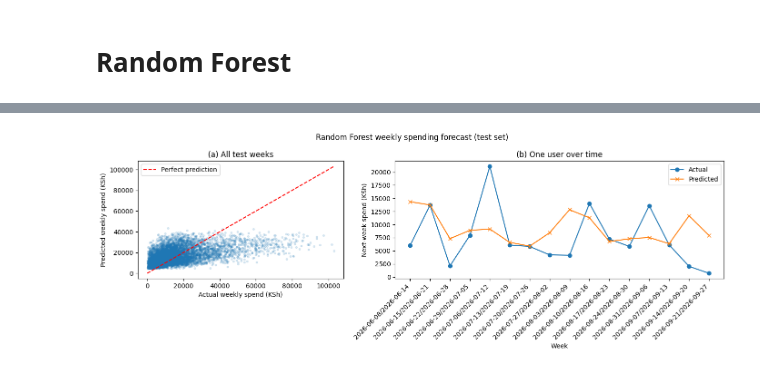
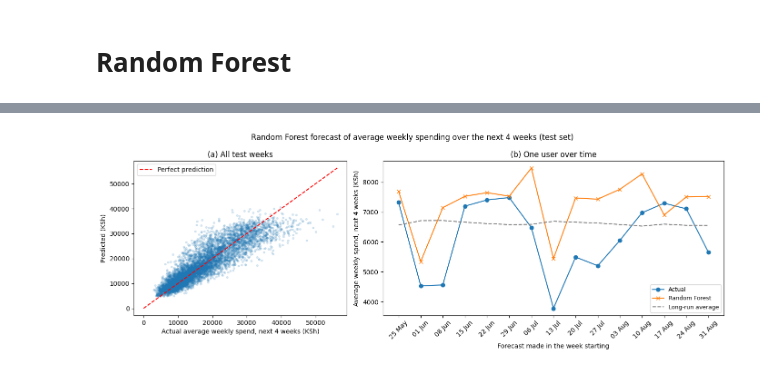
Before and after one commit to LincyMuema/SpendingAnalysis, a Jupyter notebook: notebooks/model_training.ipynb, the cells around one changed output, grey strips where cells are left out. Cells and saved outputs as stored; diff of their text form; code cells hidden in the pictures.

```diff
--- a/notebooks/model_training.ipynb
+++ b/notebooks/model_training.ipynb
@@ -391,9 +380,15 @@ Selected (highest validation R²): 300 trees, min leaf 30
 optimal_n_estimators = 300
 optimal_min_leaf     = 30
 
-random_forest_model = RandomForestRegressor(n_estimators=optimal_n_estimators, min_samples_leaf=optimal_min_leaf, random_state=42, n_jobs=-1)
+scaler_prediction = StandardScaler().fit(train_df[features_prediction])
+X_train_scaled = scaler_prediction.transform(train_df[features_prediction])
+X_test_scaled = scaler_prediction.transform(test_df[features_prediction])
+y_train, y_test = train_df[TARGET].values, test_df[TARGET].values
+
+random_forest_model = RandomForestRegressor(n_estimators=best_n, min_samples_leaf=best_leaf,
+                                            random_state=42, n_jobs=-1)
 random_forest_model.fit(X_train_scaled, y_train)
 final_preds = random_forest_model.predict(X_test_scaled)
 
-print(f'Random Forest trained ({optimal_n_estimators} trees)')
+print(f'Random Forest trained')
 # %% [output]
@@ -450,30 +444,32 @@ Direction = share of weeks where the up/down change vs this week was predicted c
 # %%
-uid = test_df[USER_COL].value_counts().idxmax()           # user with the most test weeks
-u   = test_df[test_df[USER_COL] == uid].sort_values('week')
+test_df = test_df.copy()
+test_df['predicted'] = final_preds
+uid = test_df[USER_COL].value_counts().idxmax()
+u = test_df[test_df[USER_COL] == uid].sort_values('week_start')
+weeks = u['week_start'].dt.strftime('%d %b')
 
 fig, (ax1, ax2) = plt.subplots(1, 2, figsize=(14, 5), gridspec_kw={'width_ratios': [1, 1.6]})
 
-# every test week: predicted vs actual
 lim = max(actual.max(), final_preds.max())
 ax1.scatter(actual, final_preds, alpha=0.15, s=8)
 ax1.plot([0, lim], [0, lim], 'r--', label='Perfect prediction')
-ax1.set(xlabel='Actual weekly spend (KSh)', ylabel='Predicted weekly spend (KSh)',
-        title='(a) All test weeks')
+ax1.set(xlabel='Actual average weekly spend, next 4 weeks (KSh)',
+        ylabel='Predicted (KSh)', title='(a) All test weeks')
 ax1.legend()
 
-# one user over time
-ax2.plot(u['week'].astype(str), u['next_week_spend'], marker='o', label='Actual')
-ax2.plot(u['week'].astype(str), u['predicted'], marker='x', label='Predicted')
-ax2.set(xlabel='Week', ylabel='Next-week spend (KSh)', title='(b) One user over time')
+ax2.plot(weeks, u[TARGET], marker='o', label='Actual')
+ax2.plot(weeks, u['predicted'], marker='x', label='Random Forest')
+ax2.plot(weeks, u['long_mean'], linestyle='--', color='grey', label='Long-run average')
+ax2.set(xlabel='Forecast made in the week starting', ylabel='Average weekly spend, next 4 weeks (KSh)',
+        title='(b) One user over time')
 ax2.tick_params(axis='x', rotation=45)
-for lbl in ax2.get_xticklabels(): lbl.set_ha('right')
-ax2.legend()
+ax2.legend(fontsize=9)
 
-fig.suptitle('Random Forest weekly spending forecast (test set)')
+fig.suptitle('Random Forest forecast of average weekly spending over the next 4 weeks')
 fig.tight_layout()
 plt.show()
 # %% [output]
-[figure, old version]
+[figure, new version]
 # %%
 models_dir = '/content/drive/MyDrive/dataset/ics_project/models/'
 os.makedirs(models_dir, exist_ok=True)
```
Also changed, not shown: parts of 5 cells of this notebook, 7 other files.
